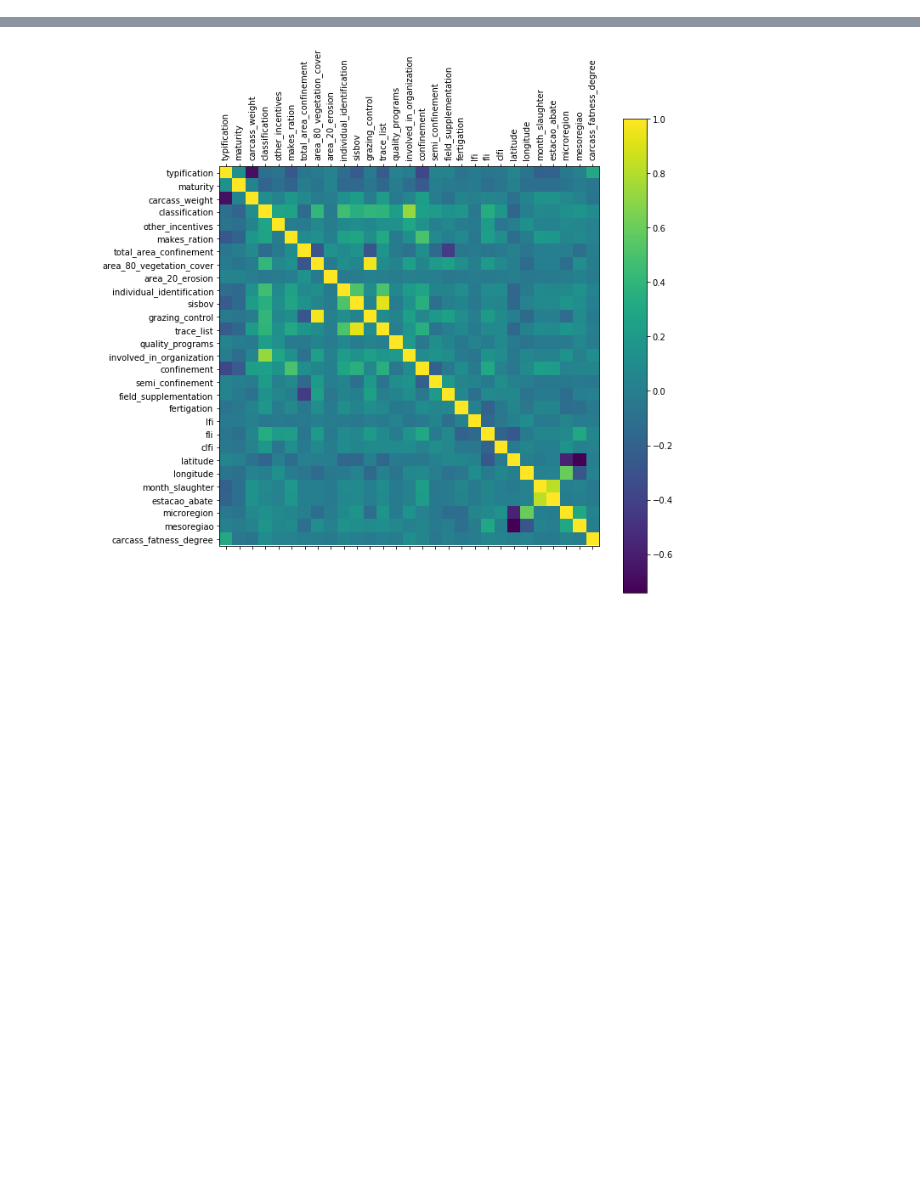
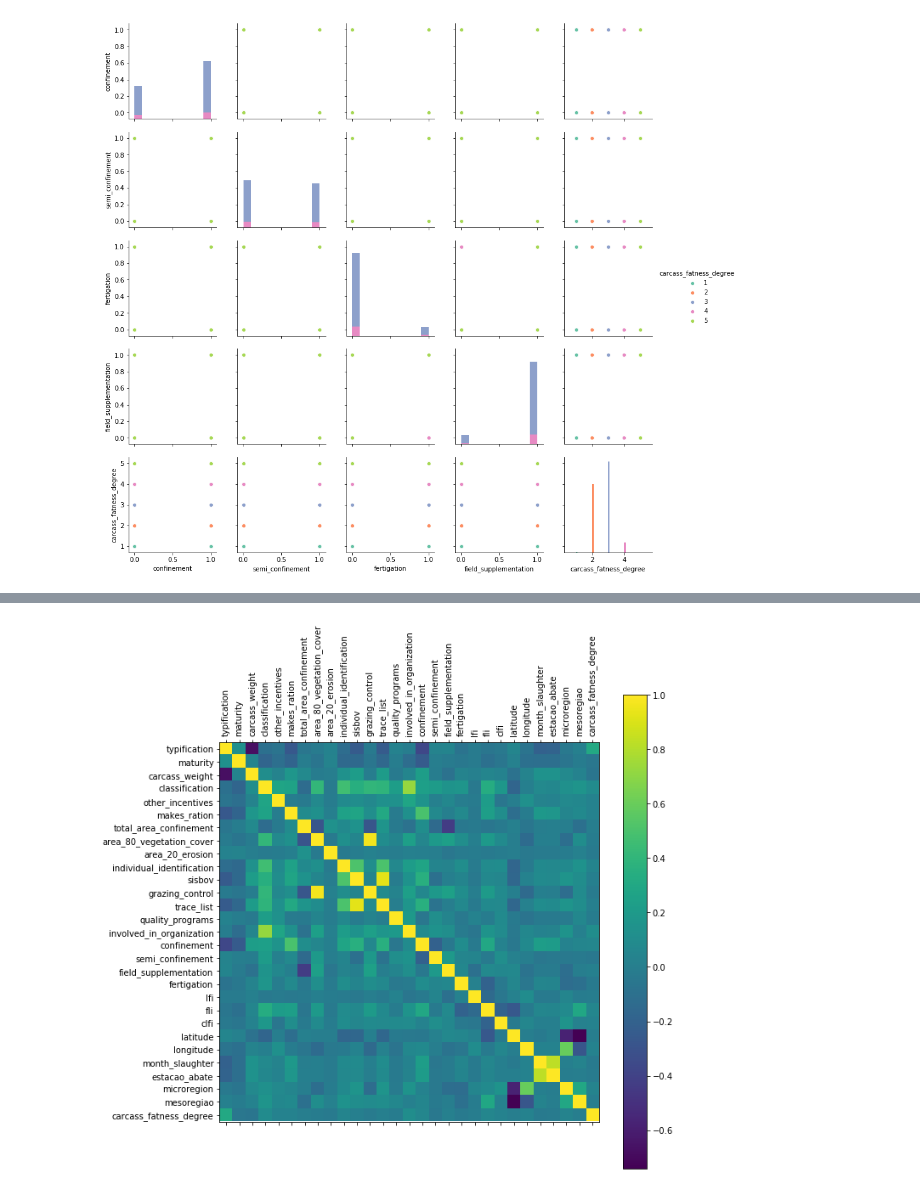
Before and after one commit to higornucci/classificacao-aulas, a Jupyter notebook: dissertacao/notebook/visualizacao.ipynb, the cells around one changed output, grey strips where cells are left out. Saved outputs shown, nothing was run; the diff lists cells and outputs as text; code cells hidden in the pictures; blank space fills up the shorter version.

```diff
--- a/dissertacao/notebook/visualizacao.ipynb
+++ b/dissertacao/notebook/visualizacao.ipynb
@@ -35,3 +72,11 @@ plt.show()
+# %%
+# Histogram
+sns.pairplot(dados_completo, vars=["confinement", "semi_confinement", "fertigation",
+                            "field_supplementation", 'carcass_fatness_degree'] ,
+             diag_kind="hist", hue='carcass_fatness_degree', palette="Set2")
+plt.show()
+# %% [output]
+[figure, added]
 # %%
 # You can custom it as a density plot or histogram so see the related sections
 sns.pairplot(dados_completo[["typification", "maturity", "carcass_weight",
```
Also changed, not shown: parts of 14 cells of this notebook, 6 other files.
